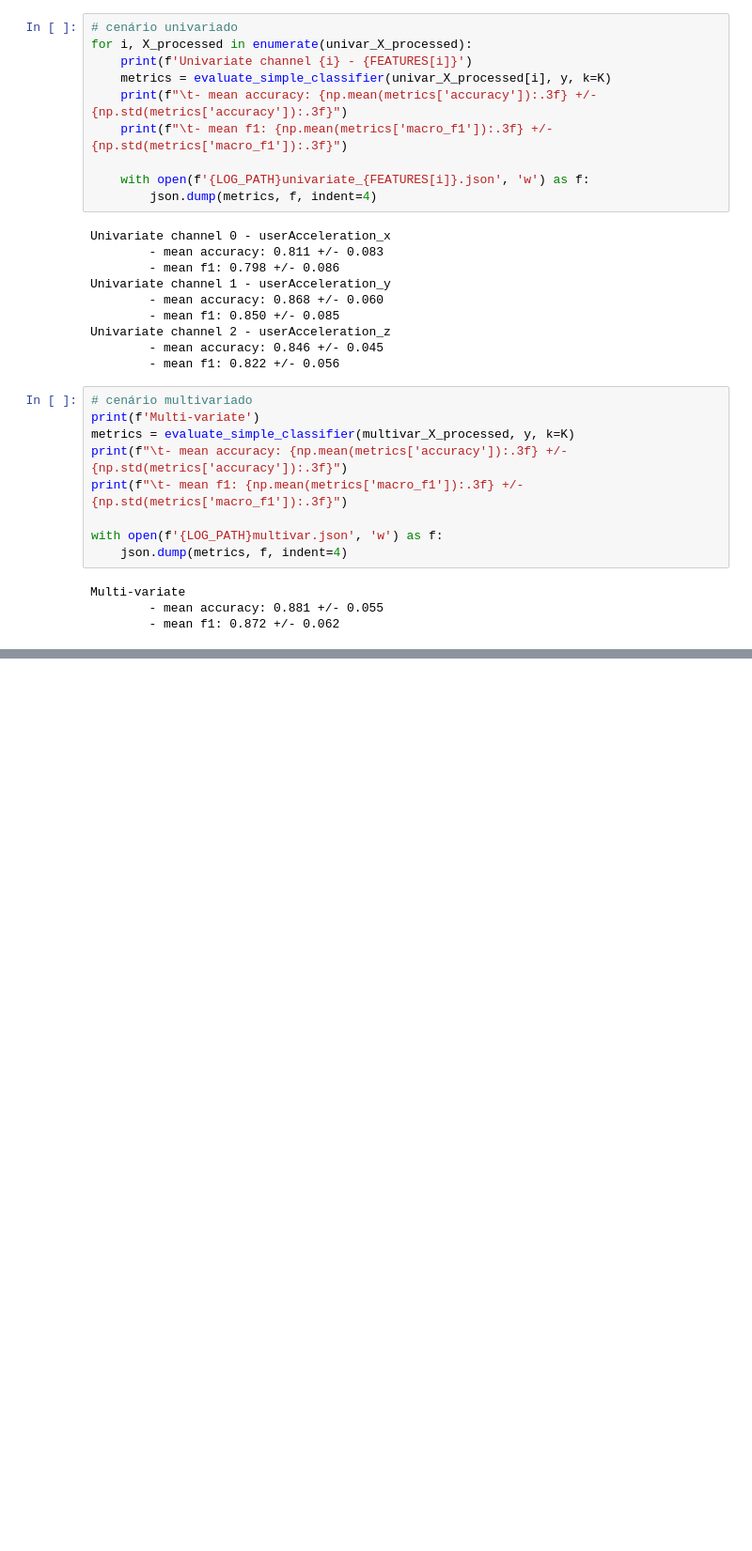
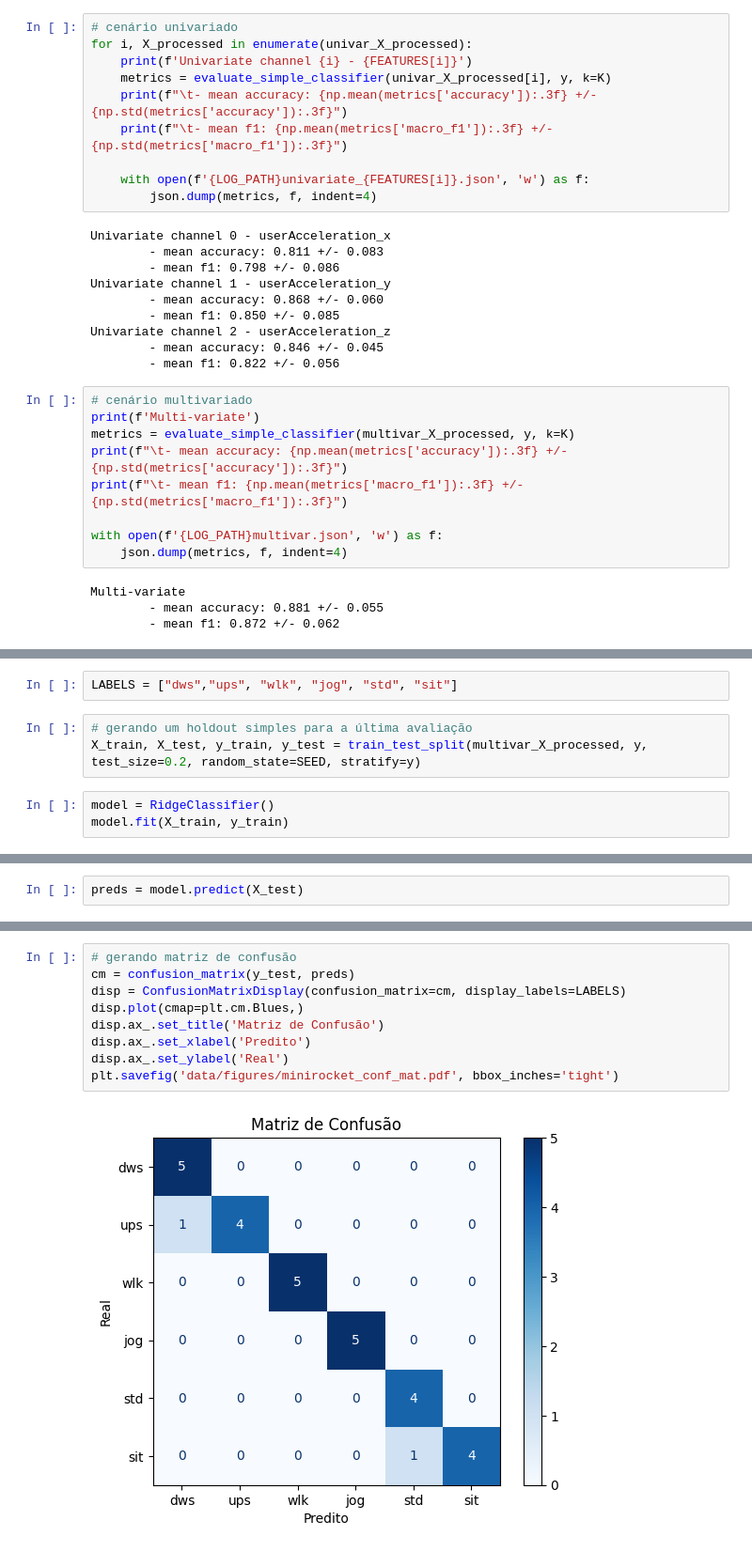
Before and after one commit to kenzosakiyama/scc5977-series-temporais, a Jupyter notebook: classif_minirocket.ipynb, the cells around one changed output, grey strips where cells are left out. Shown at 94% size. Cells and saved outputs as stored; diff of their text form; blank space fills up the shorter version.

```diff
--- a/classif_minirocket.ipynb
+++ b/classif_minirocket.ipynb
@@ -196,0 +202,8 @@ Multi-variate
+# %%
+LABELS = ["dws","ups", "wlk", "jog", "std", "sit"]
+# %%
+# gerando um holdout simples para a última avaliação
+X_train, X_test, y_train, y_test = train_test_split(multivar_X_processed, y, test_size=0.2, random_state=SEED, stratify=y)
+# %%
+model = RidgeClassifier()
+model.fit(X_train, y_train)
@@ -196,0 +212,2 @@ Multi-variate
+# %%
+preds = model.predict(X_test)
@@ -196,0 +234,11 @@ Multi-variate
+# %%
+# gerando matriz de confusão
+cm = confusion_matrix(y_test, preds)
+disp = ConfusionMatrixDisplay(confusion_matrix=cm, display_labels=LABELS)
+disp.plot(cmap=plt.cm.Blues,)
+disp.ax_.set_title('Matriz de Confusão')
+disp.ax_.set_xlabel('Predito')
+disp.ax_.set_ylabel('Real')
+plt.savefig('data/figures/minirocket_conf_mat.pdf', bbox_inches='tight')
+# %% [output]
+[figure, added]
```
Also changed, not shown: parts of 5 cells of this notebook, 3 other files.
